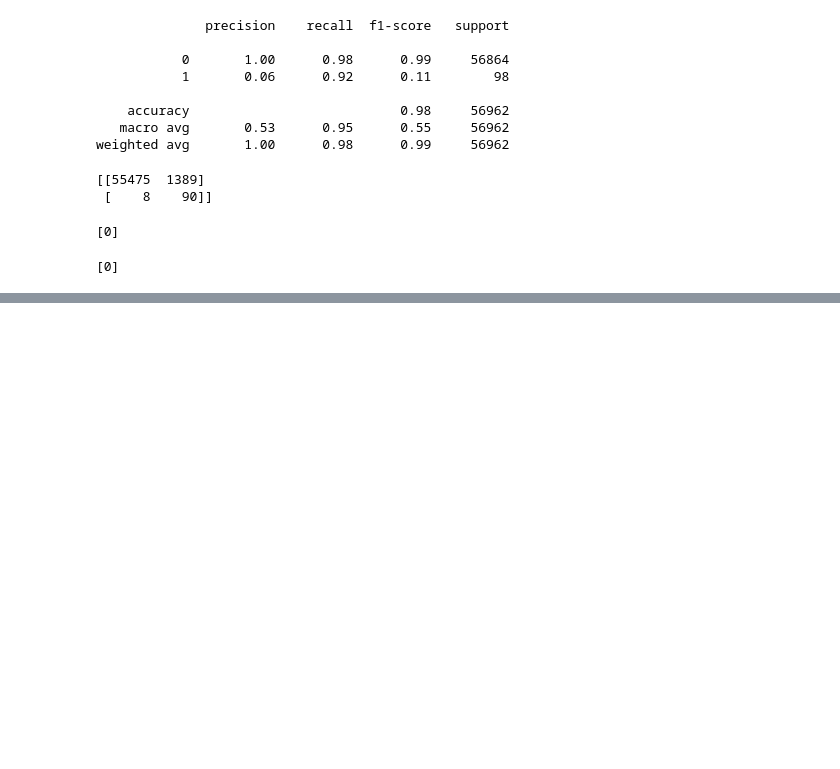
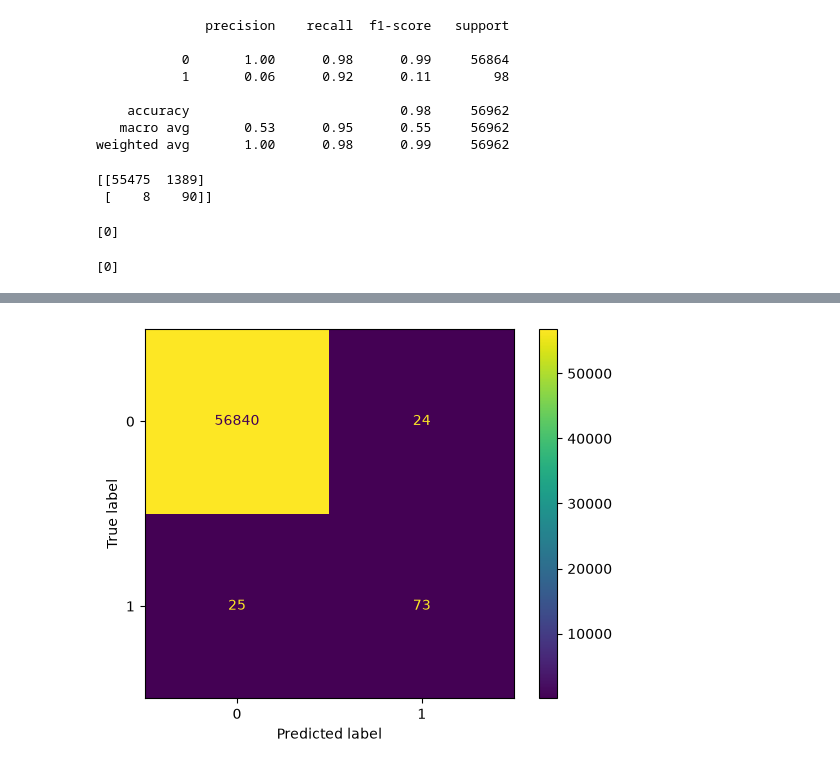
Before and after one commit to fibha-dev/AI_ML_Internship_Project, a Jupyter notebook: notebooks/01_eda.ipynb, the cells around one changed output, grey strips where cells are left out. Cells and saved outputs as stored; diff of their text form; code cells hidden in the pictures; blank space fills up the shorter version.

```diff
--- a/notebooks/01_eda.ipynb
+++ b/notebooks/01_eda.ipynb
@@ -206,0 +406,8 @@ print(pred)
+# %%
+dt = DecisionTreeClassifier(random_state=42)
+dt.fit(X_train_scaled, y_train)
+y_pred_dt = dt.predict(X_test_scaled)
+ConfusionMatrixDisplay.from_predictions(y_test, y_pred_dt)
+plt.show()
+# %% [output]
+[figure, added]
```
Also changed, not shown: parts of 54 cells of this notebook, 3 other files.
